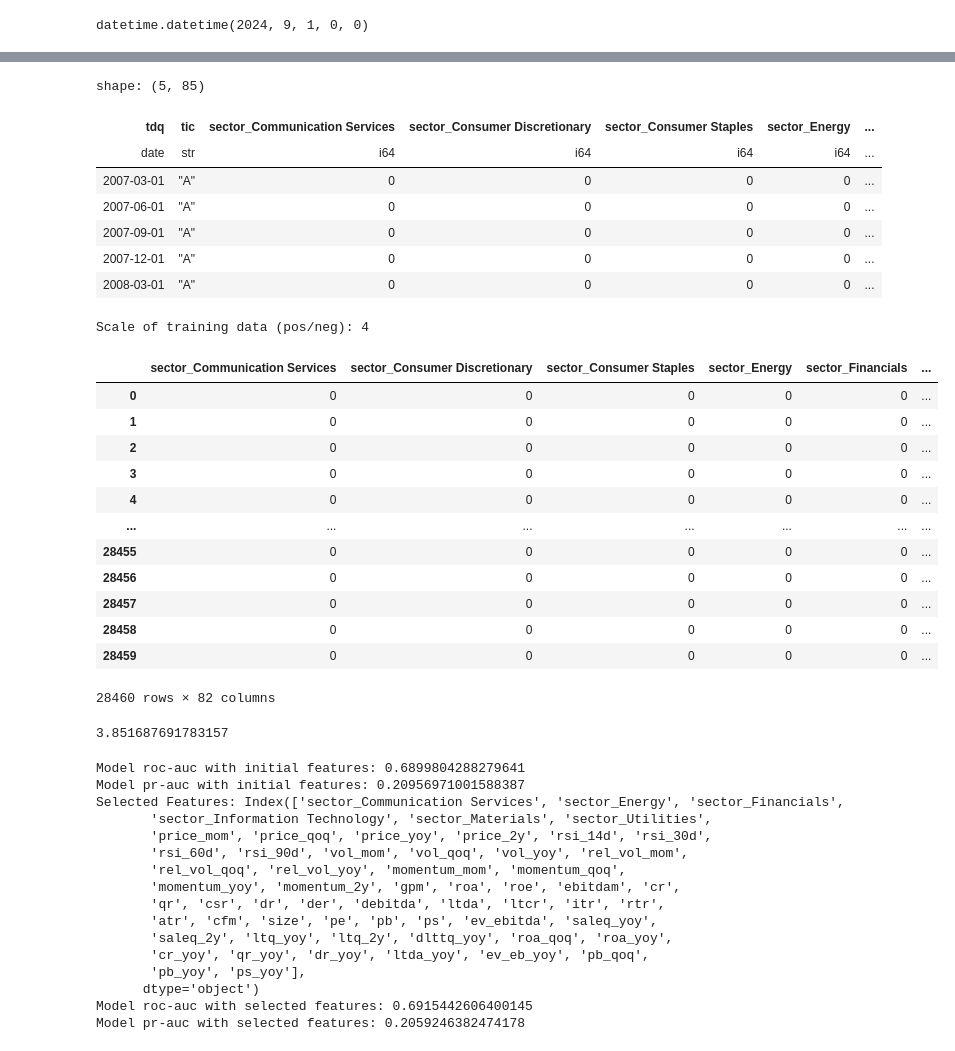
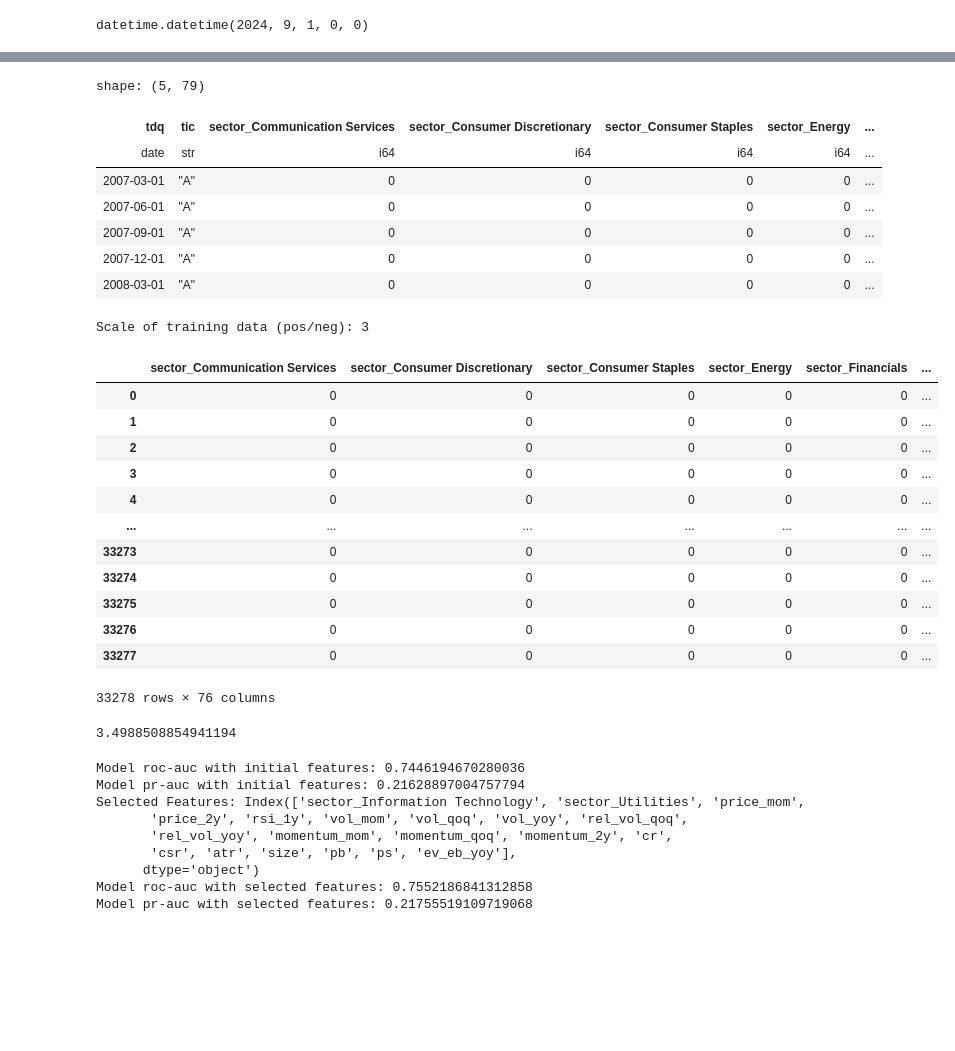
Before and after one commit to francisco3511/stocksense, a Jupyter notebook: notebooks/modeling.ipynb, the cells around one changed output, grey strips where cells are left out. Drawn from its saved outputs; the diff is of its cells as text; code cells hidden in the pictures; blank space fills up the shorter version.

Commit message:
Add new features to pipeline. Fix some errors in model handler. Create experiments with XGB-GA

```diff
--- a/notebooks/modeling.ipynb
+++ b/notebooks/modeling.ipynb
@@ -9,34 +10,22 @@ target_col = 'fperf'
 date_col = 'tdq'
 # %%
 def find_last_trading_date():
-    """
-    Find last trading date, which will be used for stock selection.
-
-    Returns
-    -------
-    dt.datime
-        Trading date.
-    """
-
     today = dt.datetime.today()
     trade_dates = [
+        dt.datetime(today.year - 1, 12, 1),
         dt.datetime(today.year, 3, 1),
         dt.datetime(today.year, 6, 1),
         dt.datetime(today.year, 9, 1),
         dt.datetime(today.year, 12, 1),
     ]
     past_dates = [date for date in trade_dates if date <= today]
-
-    if past_dates:
-        return max(past_dates)
-    else:
-        return None
+    return max(past_dates)
 
 last_trade_date = find_last_trading_date()
 last_trade_date
 # %% [output]
 datetime.datetime(2024, 9, 1, 0, 0)
 # %%
-data = pl.read_csv("../data/1_work_data/processed/proc_2024-10-20.csv", try_parse_dates=True)
+data = pl.read_csv("../data/1_work_data/processed/proc_2024-11-02.csv", try_parse_dates=True)
 data.head()
 # %% [output]
@@ -77,13 +69,15 @@ Length: 71, dtype: float64
 # %%
-data = data.filter((pl.col('tdq') < last_trade_date))
-data = data.filter(~pl.all_horizontal(pl.col(target_col).is_null()))
+data = data.filter(
+    (pl.col('tdq') < last_trade_date) &
+    (~pl.all_horizontal(pl.col(target_col).is_null()))
+)
 
 # filter cols
 aux_cols = ['datadate', 'rdq', 'sector'] + [t for t in get_config('model')['targets'] if t != target_col]
 data = data.select([c for c in data.columns if c not in aux_cols])
 data.head()
 # %% [output]
-shape: (5, 85)
+shape: (5, 79)
 | tdq | tic | sector_Communication Services | sector_Consumer Discretionary | sector_Consumer Staples | sector_Energy | ... |
 | date | str | i64 | i64 | i64 | i64 | ... |
 | 2007-03-01 | "A" | 0 | 0 | 0 | 0 | ... |
@@ -94,49 +88,49 @@ shape: (5, 85)
 # %%
 train = data.filter(
     (pl.col('tdq').dt.year() > 2007) &
-    (pl.col('tdq').dt.year() < 2020)
+    (pl.col('tdq').dt.year() < 2022)
 )
 val = data.filter(
-    (pl.col('tdq').dt.year() >= 2021) &
+    (pl.col('tdq').dt.year() >= 2022) &
     (pl.col('tdq').dt.year() < 2023)
 )
 
 def get_scale():
     scale = round(
         len(train.filter(pl.col(target_col) == 0)) /
         len(train.filter(pl.col(target_col) == 1))
     )
 
     print(f"Scale of training data (pos/neg): {scale}")
     return scale
 
 scale = get_scale()
 
 X_train = train.select(pl.exclude(['tic', target_col, date_col])).to_pandas()
 y_train = train.select(target_col).to_pandas().values.ravel()
 X_val = val.select(pl.exclude(['tic', target_col, date_col])).to_pandas()
 y_val = val.select(target_col).to_pandas().values.ravel()
 
 X_train
 # %% [output]
-Scale of training data (pos/neg): 4
+Scale of training data (pos/neg): 3
 |  | sector_Communication Services | sector_Consumer Discretionary | sector_Consumer Staples | sector_Energy | sector_Financials | ... |
 | 0 | 0 | 0 | 0 | 0 | 0 | ... |
 | 1 | 0 | 0 | 0 | 0 | 0 | ... |
 | 2 | 0 | 0 | 0 | 0 | 0 | ... |
 | 3 | 0 | 0 | 0 | 0 | 0 | ... |
 | 4 | 0 | 0 | 0 | 0 | 0 | ... |
 | ... | ... | ... | ... | ... | ... | ... |
-| 28455 | 0 | 0 | 0 | 0 | 0 | ... |
-| 28456 | 0 | 0 | 0 | 0 | 0 | ... |
-| 28457 | 0 | 0 | 0 | 0 | 0 | ... |
-| 28458 | 0 | 0 | 0 | 0 | 0 | ... |
-| 28459 | 0 | 0 | 0 | 0 | 0 | ... |
+| 33273 | 0 | 0 | 0 | 0 | 0 | ... |
+| 33274 | 0 | 0 | 0 | 0 | 0 | ... |
+| 33275 | 0 | 0 | 0 | 0 | 0 | ... |
+| 33276 | 0 | 0 | 0 | 0 | 0 | ... |
+| 33277 | 0 | 0 | 0 | 0 | 0 | ... |
-28460 rows × 82 columns
+33278 rows × 76 columns
 # %%
 len(train.filter(pl.col(target_col) == 0)) / len(train.filter(pl.col(target_col) == 1))
 # %% [output]
-3.851687691783157
+3.4988508854941194
 # %%
 from sklearn.feature_selection import RFE
 from xgboost import XGBClassifier
@@ -145,7 +139,7 @@ import sklearn.metrics as skm
 params = {
     'objective': 'binary:logistic',
     'learning_rate': 0.1,
-    'n_estimators': 200,
+    'n_estimators': 100,
     'max_depth': 3,
     'min_child_weight': 1,
     'gamma': 0,
@@ -159,14 +153,12 @@ params = {
     'seed': get_config('model')['seed']
 }
 
-# Train XGBoost model
 rbf_model = XGBClassifier(**params)
 
 # Use RFE to rank feature importance and eliminate unuseful features
-selector = RFE(rbf_model, n_features_to_select=60)  # choose the number of features to keep
+selector = RFE(rbf_model, n_features_to_select=20)
 selector = selector.fit(X_train, y_train)
 
-# Get support mask and ranking
 support = selector.support_
 ranking = selector.ranking_
 
@@ -175,11 +167,9 @@ init_probs = rbf_model.predict_proba(X_val)[:, 1]
 print("Model roc-auc with initial features:", skm.roc_auc_score(y_val, init_probs))
 print("Model pr-auc with initial features:", skm.average_precision_score(y_val, init_probs))
 
-# See which features were kept
 selected_features = X_train.columns[support]
 print("Selected Features:", selected_features)
 
-# Retrain model using only selected features
 X_train_selected = X_train[selected_features]
 X_val_selected = X_val[selected_features]
 rbf_model.fit(X_train_selected, y_train)
@@ -188,21 +178,14 @@ sel_probs = rbf_model.predict_proba(X_val_selected)[:, 1]
 print("Model roc-auc with selected features:", skm.roc_auc_score(y_val, sel_probs))
 print("Model pr-auc with selected features:", skm.average_precision_score(y_val, sel_probs))
 # %% [output]
-Model roc-auc with initial features: 0.6899804288279641
-Model pr-auc with initial features: 0.20956971001588387
-Selected Features: Index(['sector_Communication Services', 'sector_Energy', 'sector_Financials',
-       'sector_Information Technology', 'sector_Materials', 'sector_Utilities',
-       'price_mom', 'price_qoq', 'price_yoy', 'price_2y', 'rsi_14d', 'rsi_30d',
-       'rsi_60d', 'rsi_90d', 'vol_mom', 'vol_qoq', 'vol_yoy', 'rel_vol_mom',
-       'rel_vol_qoq', 'rel_vol_yoy', 'momentum_mom', 'momentum_qoq',
-       'momentum_yoy', 'momentum_2y', 'gpm', 'roa', 'roe', 'ebitdam', 'cr',
-       'qr', 'csr', 'dr', 'der', 'debitda', 'ltda', 'ltcr', 'itr', 'rtr',
-       'atr', 'cfm', 'size', 'pe', 'pb', 'ps', 'ev_ebitda', 'saleq_yoy',
-       'saleq_2y', 'ltq_yoy', 'ltq_2y', 'dlttq_yoy', 'roa_qoq', 'roa_yoy',
-       'cr_yoy', 'qr_yoy', 'dr_yoy', 'ltda_yoy', 'ev_eb_yoy', 'pb_qoq',
-       'pb_yoy', 'ps_yoy'],
+Model roc-auc with initial features: 0.7446194670280036
+Model pr-auc with initial features: 0.21628897004757794
+Selected Features: Index(['sector_Information Technology', 'sector_Utilities', 'price_mom',
+       'price_2y', 'rsi_1y', 'vol_mom', 'vol_qoq', 'vol_yoy', 'rel_vol_qoq',
+       'rel_vol_yoy', 'momentum_mom', 'momentum_qoq', 'momentum_2y', 'cr',
+       'csr', 'atr', 'size', 'pb', 'ps', 'ev_eb_yoy'],
       dtype='object')
-Model roc-auc with selected features: 0.6915442606400145
-Model pr-auc with selected features: 0.2059246382474178
+Model roc-auc with selected features: 0.7552186841312858
+Model pr-auc with selected features: 0.21755519109719068
 # %%
 model = XGBoostModel(scale=scale)
```
Also changed, not shown: parts of 12 cells of this notebook, 8 other files.
